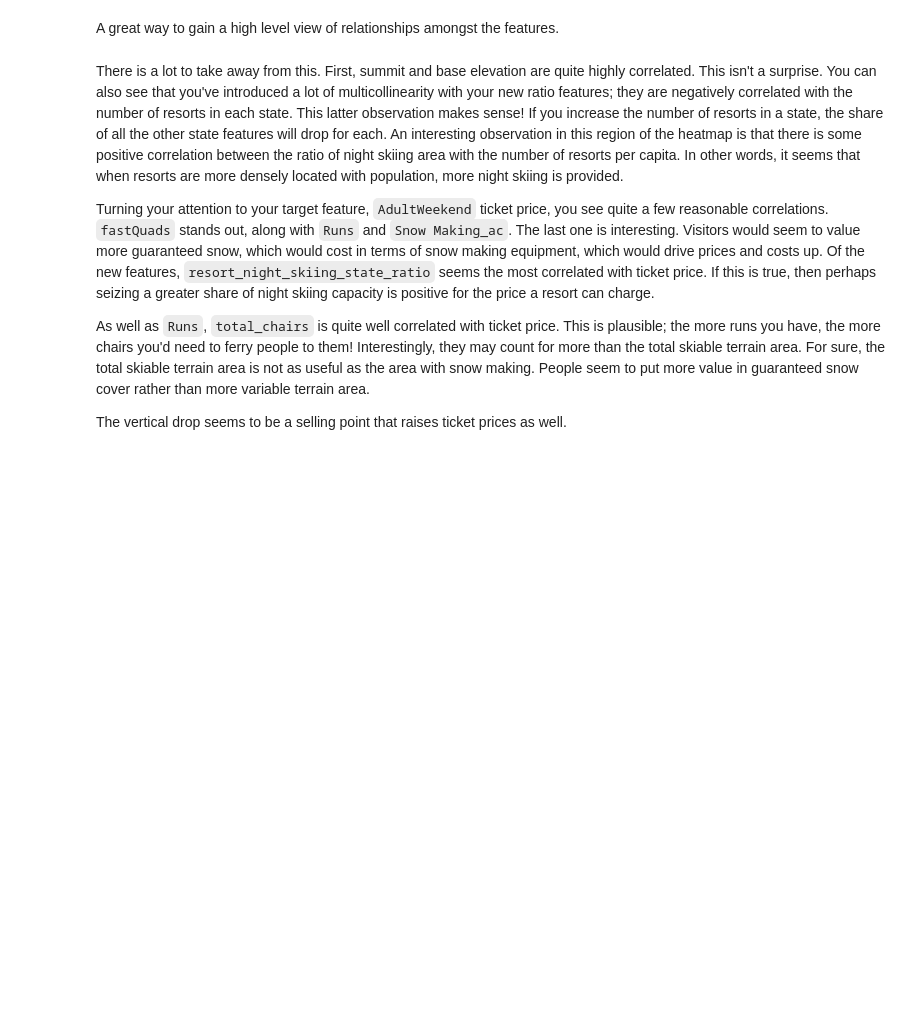
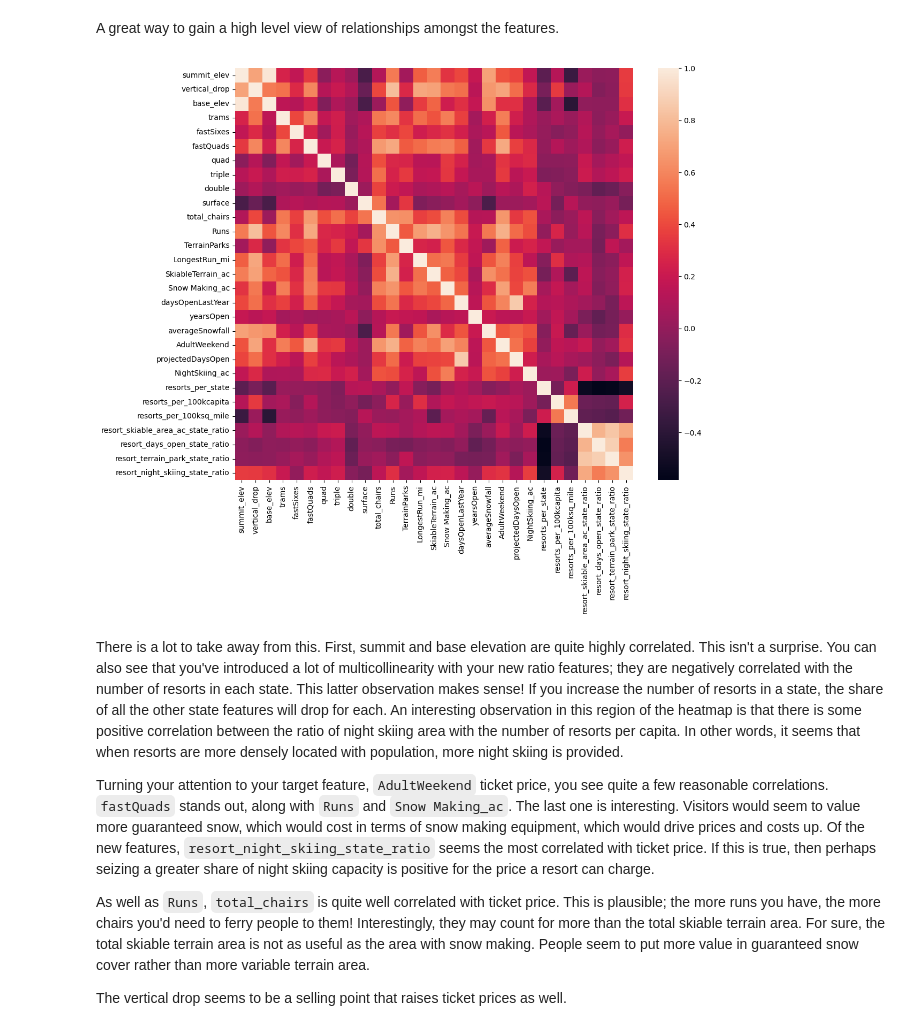
Before and after one commit to samcast1/DataScienceGuidedCapstone, a Jupyter notebook: Notebooks/03_exploratory_data_analysis.ipynb, the cells around one changed output. Cells and saved outputs as stored; diff of their text form; code cells hidden in the pictures; blank space fills up the shorter version.

```diff
--- a/Notebooks/03_exploratory_data_analysis.ipynb
+++ b/Notebooks/03_exploratory_data_analysis.ipynb
@@ -760,9 +770,11 @@ A great way to gain a high level view of relationships amongst the features.
 # %%
 #Code task 12#
 #Show a seaborn heatmap of correlations in ski_data
 #Hint: call pandas' `corr()` method on `ski_data` and pass that into `sns.heatmap`
 plt.subplots(figsize=(12,10))
-sns.___(ski_data.___);
+sns.heatmap(ski_data.iloc[:, 3:].corr());
+# %% [output]
+[figure, added]
 # %% [markdown]
 There is a lot to take away from this. First, summit and base elevation are quite highly correlated. This isn't a surprise. You can also see that you've introduced a lot of multicollinearity with your new ratio features; they are negatively correlated with the number of resorts in each state. This latter observation makes sense! If you increase the number of resorts in a state, the share of all the other state features will drop for each. An interesting observation in this region of the heatmap is that there is some positive correlation between the ratio of night skiing area with the number of resorts per capita. In other words, it seems that when resorts are more densely located with population, more night skiing is provided.
 
```
Also changed, not shown: parts of 17 cells of this notebook, 1 other file.
